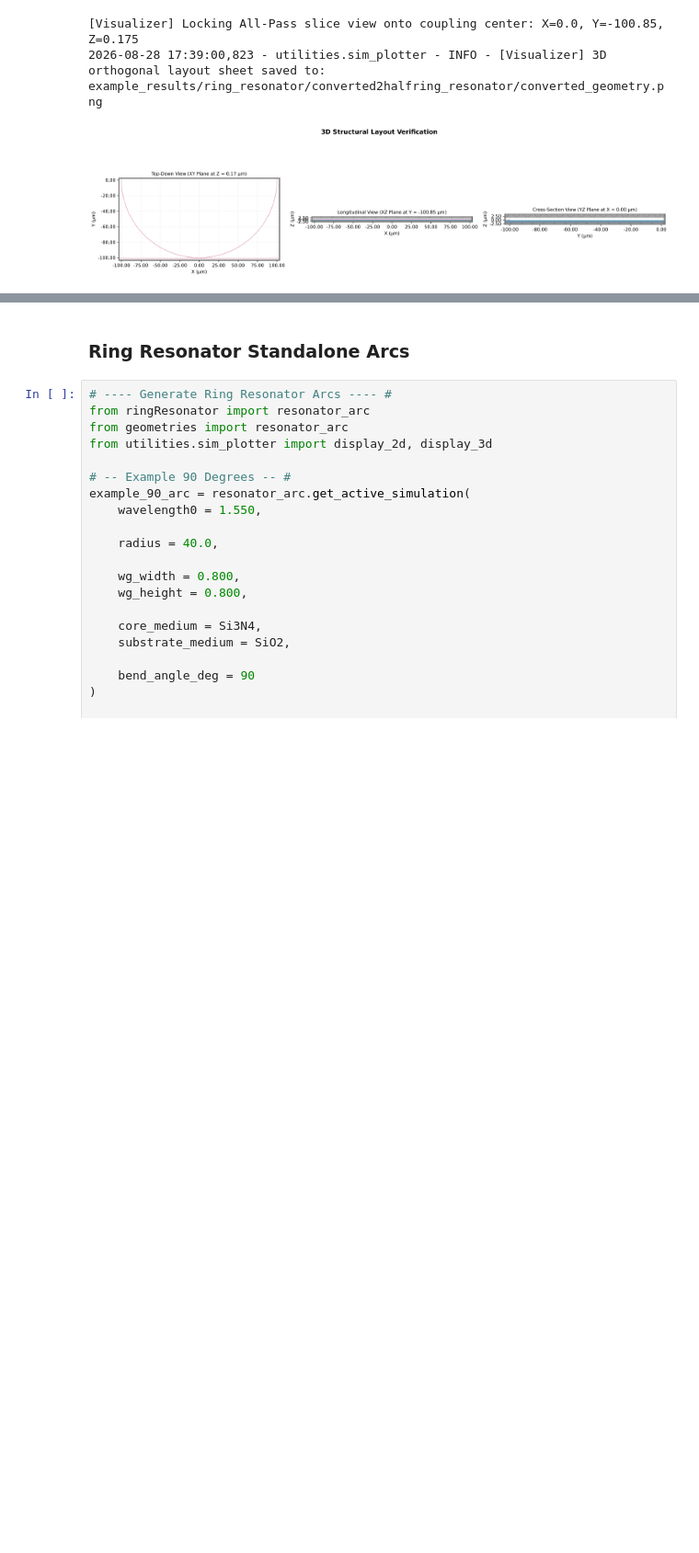
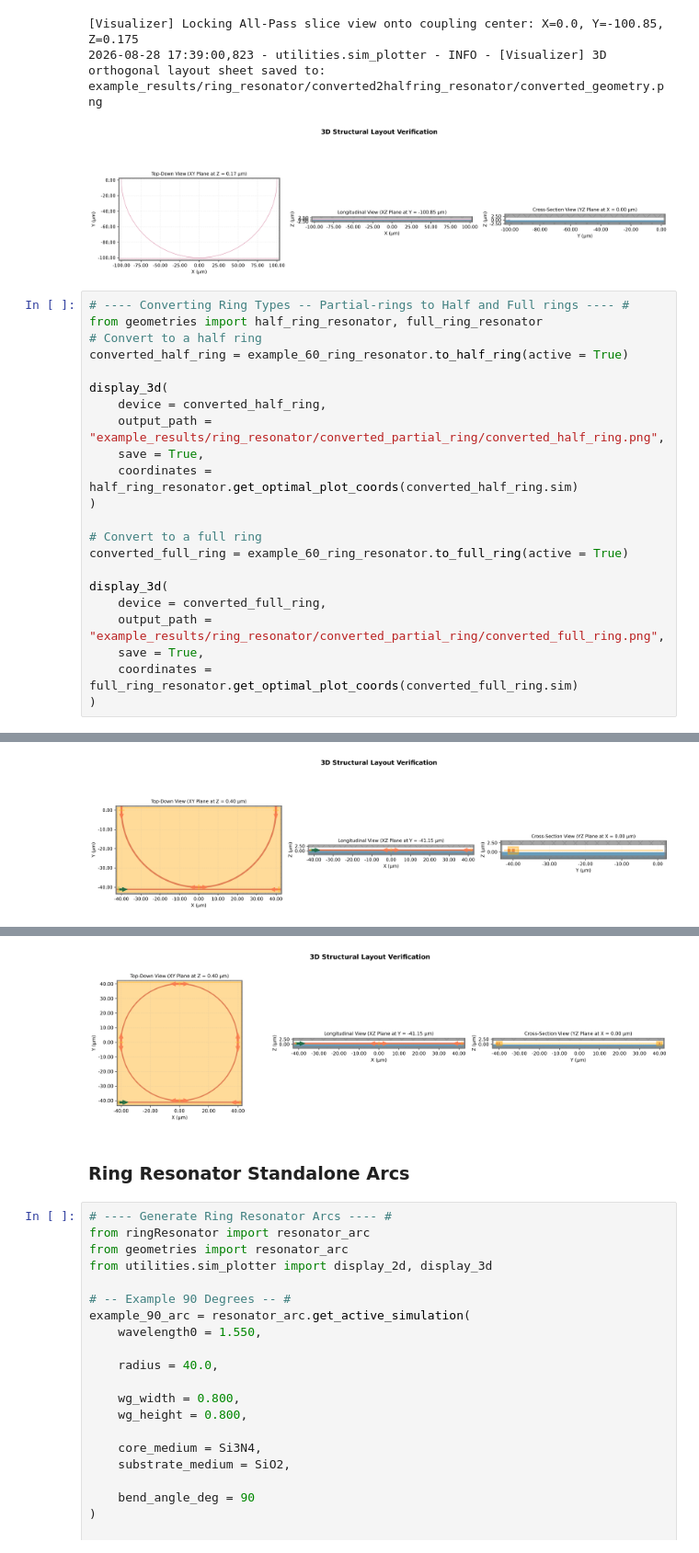
Before and after one commit to loqm/tarang, a Jupyter notebook: ring_resonator_example.ipynb, the cells around one changed output, grey strips where cells are left out. Shown at 92% size. Cells and saved outputs as stored; diff of their text form; blank space fills up the shorter version.

```diff
--- a/ring_resonator_example.ipynb
+++ b/ring_resonator_example.ipynb
@@ -175,3 +173,26 @@ display_3d(
 [Visualizer] Locking All-Pass slice view onto coupling center: X=0.0, Y=-100.85, Z=0.175
 2026-08-28 17:39:00,823 - utilities.sim_plotter - INFO - [Visualizer] 3D orthogonal layout sheet saved to: example_results/ring_resonator/converted2halfring_resonator/converted_geometry.png
 [figure]
+# %%
+# ---- Converting Ring Types -- Partial-rings to Half and Full rings ---- #
+from geometries import half_ring_resonator, full_ring_resonator
+# Convert to a half ring
+converted_half_ring = example_60_ring_resonator.to_half_ring(active = True)
+
+display_3d(
+    device = converted_half_ring,
+    output_path = "example_results/ring_resonator/converted_partial_ring/converted_half_ring.png",
+    save = True,
+    coordinates = half_ring_resonator.get_optimal_plot_coords(converted_half_ring.sim)
+)
+
+# Convert to a full ring
+converted_full_ring = example_60_ring_resonator.to_full_ring(active = True)
+
+display_3d(
+    device = converted_full_ring,
+    output_path = "example_results/ring_resonator/converted_partial_ring/converted_full_ring.png",
+    save = True,
+    coordinates = full_ring_resonator.get_optimal_plot_coords(converted_full_ring.sim)
+)
+# %% [output]
@@ -177,0 +201 @@ display_3d(
+[figure, added]
@@ -178,3 +204,4 @@ display_3d(
+[figure, added]
 # %% [markdown]
 ### Ring Resonator Standalone Arcs
 # %%
```
Also changed, not shown: parts of 4 cells of this notebook, 2 other files.
